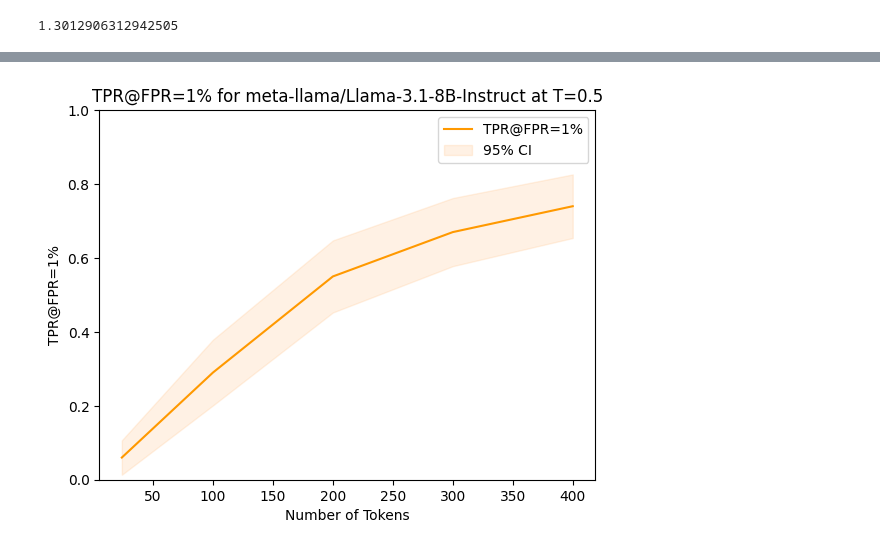
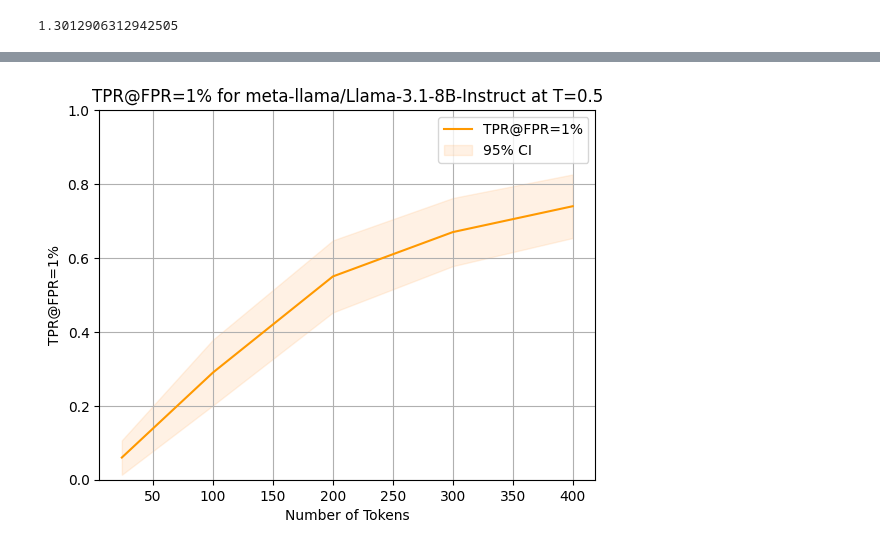
Before and after one commit to JackBlake-zkq/synthid-text, a Jupyter notebook: notebooks/frequentist_experiment_results.ipynb, the cells around one changed output, grey strips where cells are left out. Saved outputs shown, nothing was run; the diff lists cells and outputs as text; code cells hidden in the pictures.

```diff
--- a/notebooks/frequentist_experiment_results.ipynb
+++ b/notebooks/frequentist_experiment_results.ipynb
@@ -101,31 +102,32 @@ for token_count in token_counts:
     )
     n = len(freq_scores)
     acc = np.sum(-freq_scores <= 0.01) / n
     accs.append(acc)
 
     # Compute confidence interval
     se = np.sqrt((acc * (1 - acc)) / n)
     ci = z * se
     lower = max(0, acc - ci)
     upper = min(1, acc + ci)
     lowers.append(lower)
     uppers.append(upper)
 
 accs = np.array(accs)
 lowers = np.array(lowers)
 uppers = np.array(uppers)
 
 # Plot the accuracy line
 plt.plot(token_counts, accs, label='TPR@FPR=1%', color='#ff9900')
 
 # Fill the area between the lower and upper CI bounds
 plt.fill_between(token_counts, lowers, uppers, color='#ffbb78', alpha=0.2, label='95% CI')
 
 plt.title(f"TPR@FPR=1% for {MODEL_NAME} at T={TEMPERATURE}")
 plt.xlabel("Number of Tokens")
 plt.ylabel("TPR@FPR=1%")
 plt.ylim(0, 1)
 plt.legend()
+plt.grid()
 plt.show()
 # %% [output]
-[figure, old version]
+[figure, new version]
```
Also changed, not shown: parts of 2 cells of this notebook, 2 other files.
